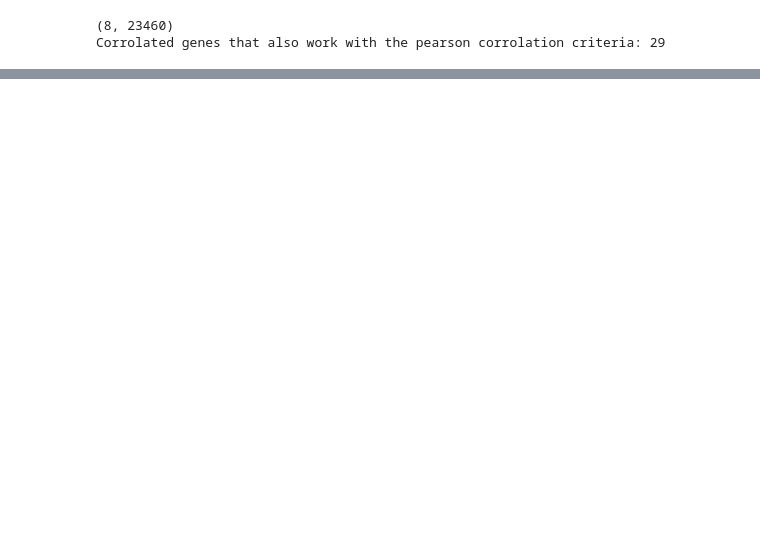
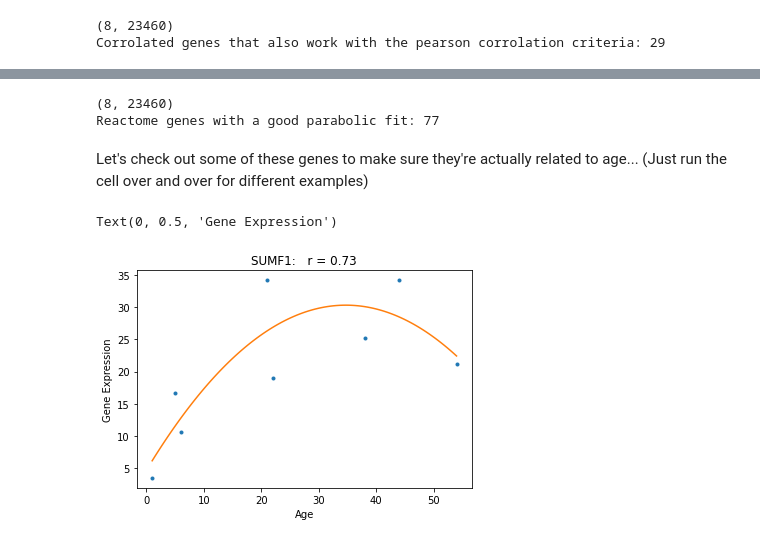
Before and after one commit to RARARARARARARARARARARARA/RNAseqAnalysis, a Jupyter notebook: ProcessingV0.ipynb, the cells around one changed output, grey strips where cells are left out. Drawn from its saved outputs; the diff is of its cells as text; code cells hidden in the pictures; blank space fills up the shorter version.

```diff
--- a/ProcessingV0.ipynb
+++ b/ProcessingV0.ipynb
@@ -138,10 +166,9 @@ for i,y in enumerate(means[:,potentialgenes.index].T):
 
 
 print('Corrolated genes that also work with the pearson corrolation criteria:',len(goodinds))
+with open('TargetGenesV0.txt','w+') as f:
+    for i in genes[goodinds]:
+        f.write(i+'\n')
 # %% [output]
 (8, 23460)
 Corrolated genes that also work with the pearson corrolation criteria: 29
-# %%
-with open('EnrichedGenesV0.txt','w+') as f:
-    for i in genes[goodinds]:
-        f.write(i+'\n')
@@ -157,0 +182,37 @@ Section 4 shows the most upregulated pathways. By far, the best pathway is Class
+# %%
+print(means.shape)
+t = [int(i[:2]) for i in sorted(listdir(folder))]
+goodinds = []
+for i,y in enumerate(means[:,potentialgenes.index].T):
+    if np.max(y) > 1:
+        poly = np.poly1d(np.polyfit(t, y, 2))
+        yhat = poly(t)
+        r = r2_score(y,yhat)
+        if r > 0.7:
+            goodinds += [potentialgenes.index[i]]
+
+
+print('Reactome genes with a good parabolic fit:',len(goodinds))
+with open('ReactomeGenesV0.txt','w+') as f:
+    for i in genes[goodinds]:
+        f.write(i+'\n')
+# %% [output]
+(8, 23460)
+Reactome genes with a good parabolic fit: 77
+# %% [markdown]
+Let's check out some of these genes to make sure they're actually related to age... (Just run the cell over and over for different examples)
+# %%
+thay = np.linspace(min(t),max(t),100)
+g = random.choice(goodinds)
+y = means[:,g].T
+poly = np.poly1d(np.polyfit(t, y, 2))
+yhat = poly(t)
+r = r2_score(y,yhat)
+plt.plot(t,y,'.')
+plt.plot(thay,poly(thay))
+plt.title(f"{genes[g]}:   r = {round(r,2)}")
+plt.xlabel('Age')
+plt.ylabel('Gene Expression')
+# %% [output]
+Text(0, 0.5, 'Gene Expression')
+[figure, added]
```
Also changed, not shown: parts of 11 cells of this notebook, 12 other files.
